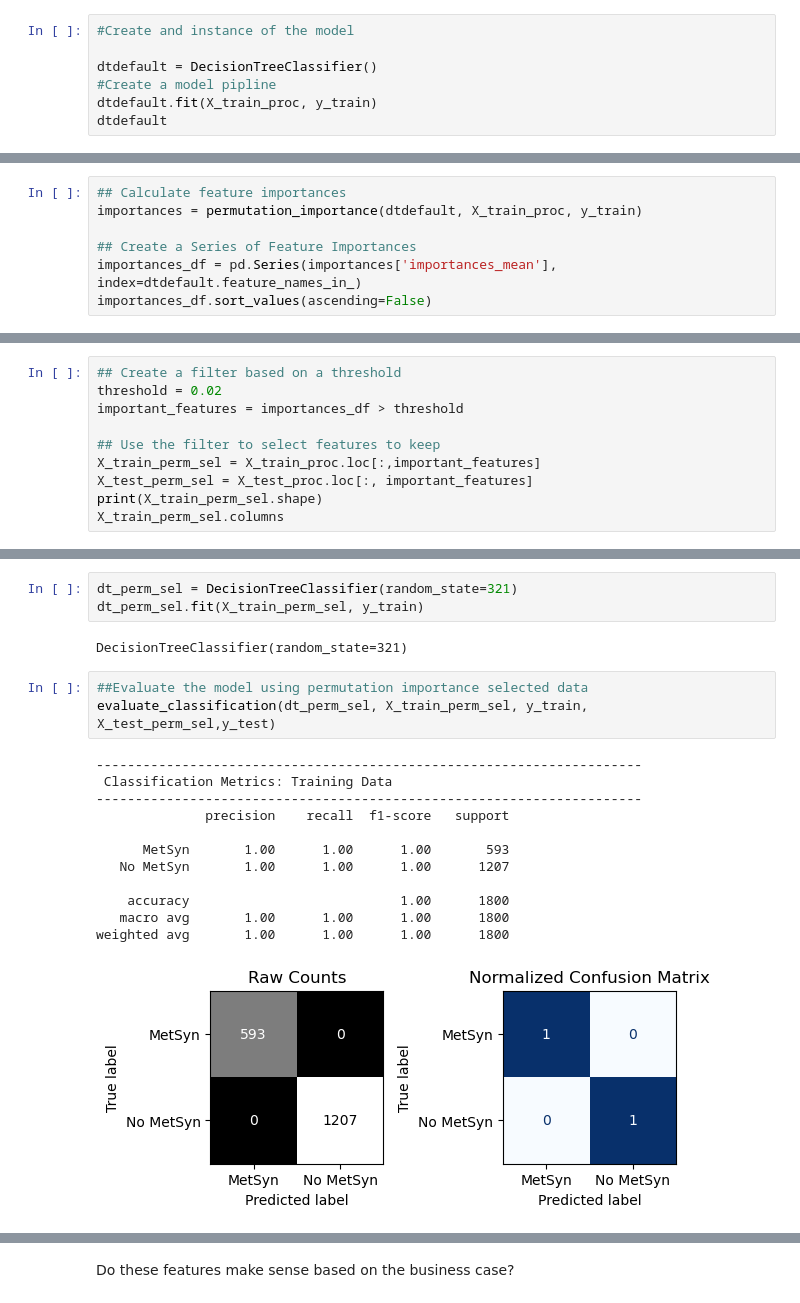
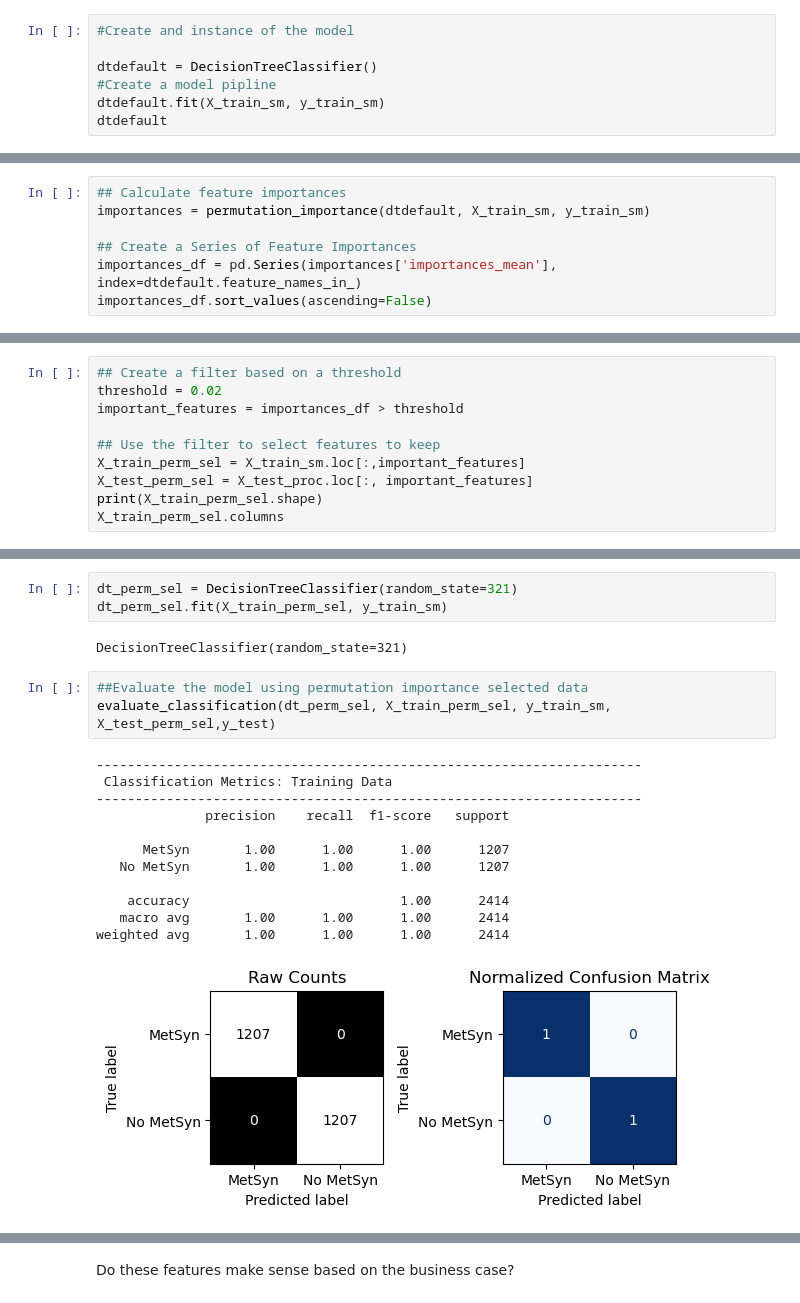
Before and after one commit to SeeBee8/Metabolic-Syndrome-Prediction, a Jupyter notebook: MetSPrediction.ipynb, the cells around one changed output, grey strips where cells are left out. Saved outputs shown, nothing was run; the diff lists cells and outputs as text.

```diff
--- a/MetSPrediction.ipynb
+++ b/MetSPrediction.ipynb
@@ -915,7 +925,7 @@ True
 
 dtdefault = DecisionTreeClassifier()
 #Create a model pipline
-dtdefault.fit(X_train_proc, y_train)
+dtdefault.fit(X_train_sm, y_train_sm)
 dtdefault
 # %% [output]
 DecisionTreeClassifier()
@@ -950,7 +960,7 @@ weighted avg       0.87      0.87      0.87       601
 #### Extract and visualize the top 10 features using permutation importance
 # %%
 ## Calculate feature importances
-importances = permutation_importance(dtdefault, X_train_proc, y_train)
+importances = permutation_importance(dtdefault, X_train_sm, y_train_sm)
 
 ## Create a Series of Feature Importances
 importances_df = pd.Series(importances['importances_mean'], index=dtdefault.feature_names_in_)
@@ -985,7 +995,7 @@ threshold = 0.02
 important_features = importances_df > threshold
 
 ## Use the filter to select features to keep
-X_train_perm_sel = X_train_proc.loc[:,important_features]
+X_train_perm_sel = X_train_sm.loc[:,important_features]
 X_test_perm_sel = X_test_proc.loc[:, important_features]
 print(X_train_perm_sel.shape)
 X_train_perm_sel.columns
@@ -998,25 +1008,25 @@ Index(['Age', 'Waist', 'BMI', 'UricAcid', 'Glucose', 'HDL', 'Triglycerides',
 #### Fit Model with only Importanat Features
 # %%
 dt_perm_sel = DecisionTreeClassifier(random_state=321)
-dt_perm_sel.fit(X_train_perm_sel, y_train)
+dt_perm_sel.fit(X_train_perm_sel, y_train_sm)
 # %% [output]
 DecisionTreeClassifier(random_state=321)
 # %%
 ##Evaluate the model using permutation importance selected data
-evaluate_classification(dt_perm_sel, X_train_perm_sel, y_train, X_test_perm_sel,y_test)
+evaluate_classification(dt_perm_sel, X_train_perm_sel, y_train_sm, X_test_perm_sel,y_test)
 # %% [output]
 ----------------------------------------------------------------------
  Classification Metrics: Training Data
 ----------------------------------------------------------------------
               precision    recall  f1-score   support
 
-      MetSyn       1.00      1.00      1.00       593
+      MetSyn       1.00      1.00      1.00      1207
    No MetSyn       1.00      1.00      1.00      1207
 
-    accuracy                           1.00      1800
-   macro avg       1.00      1.00      1.00      1800
-weighted avg       1.00      1.00      1.00      1800
+    accuracy                           1.00      2414
+   macro avg       1.00      1.00      1.00      2414
+weighted avg       1.00      1.00      1.00      2414
-[figure, old version]
+[figure, new version]
 ----------------------------------------------------------------------
  Classification Metrics: Test Data
 ----------------------------------------------------------------------
```
Also changed, not shown: parts of 12 cells of this notebook, 1 other file.
